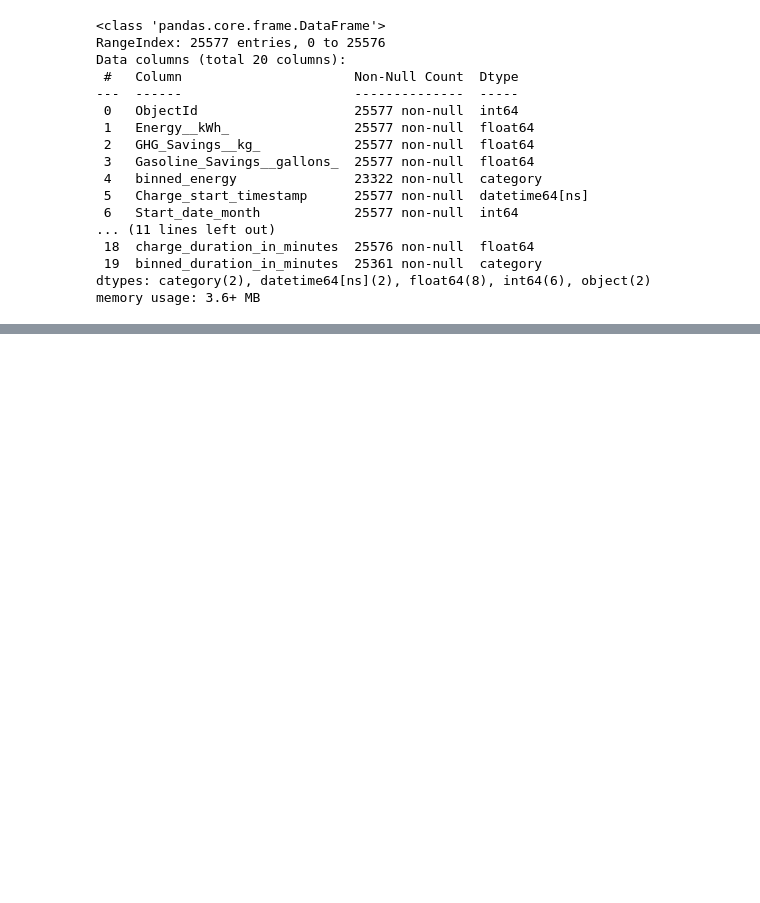
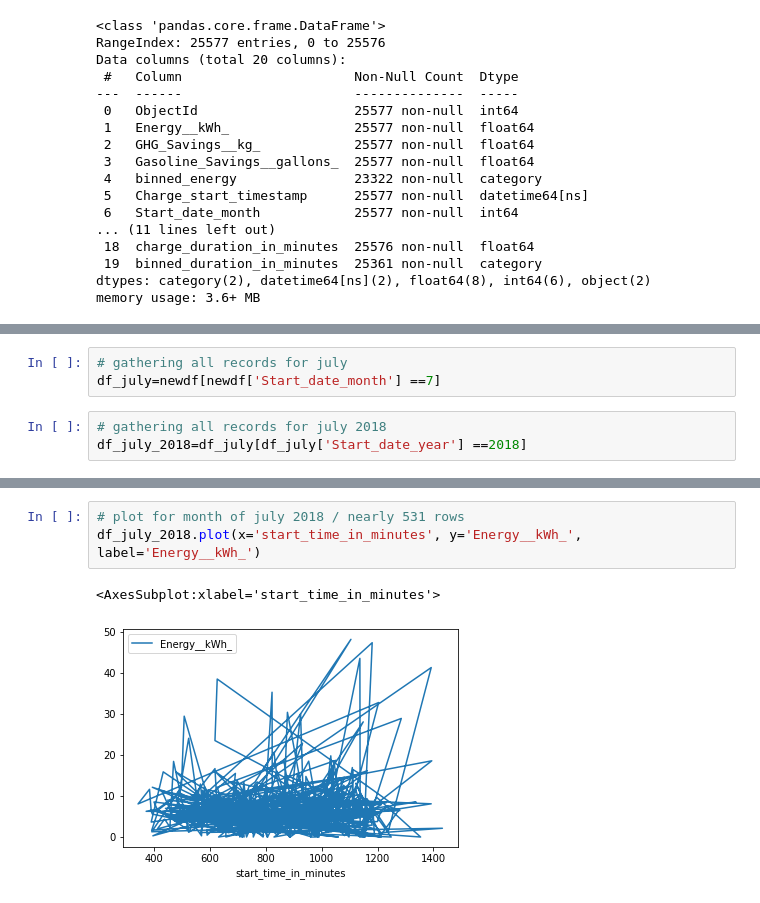
Before and after one commit to Kinjal124/IndependentStudyResearch, a Jupyter notebook: idp_V2.ipynb, the cells around one changed output, grey strips where cells are left out. Saved outputs shown, nothing was run; the diff lists cells and outputs as text; blank space fills up the shorter version.

```diff
--- a/idp_V2.ipynb
+++ b/idp_V2.ipynb
@@ -799,0 +867,6 @@ newdf.head(110)
+# %%
+# gathering all records for july
+df_july=newdf[newdf['Start_date_month'] ==7]
+# %%
+# gathering all records for july 2018
+df_july_2018=df_july[df_july['Start_date_year'] ==2018]
@@ -799,0 +889,6 @@ newdf.head(110)
+# %%
+# plot for month of july 2018 / nearly 531 rows
+df_july_2018.plot(x='start_time_in_minutes', y='Energy__kWh_', label='Energy__kWh_')
+# %% [output]
+<AxesSubplot:xlabel='start_time_in_minutes'>
+[figure, added]
```
Also changed, not shown: parts of 15 cells of this notebook.
